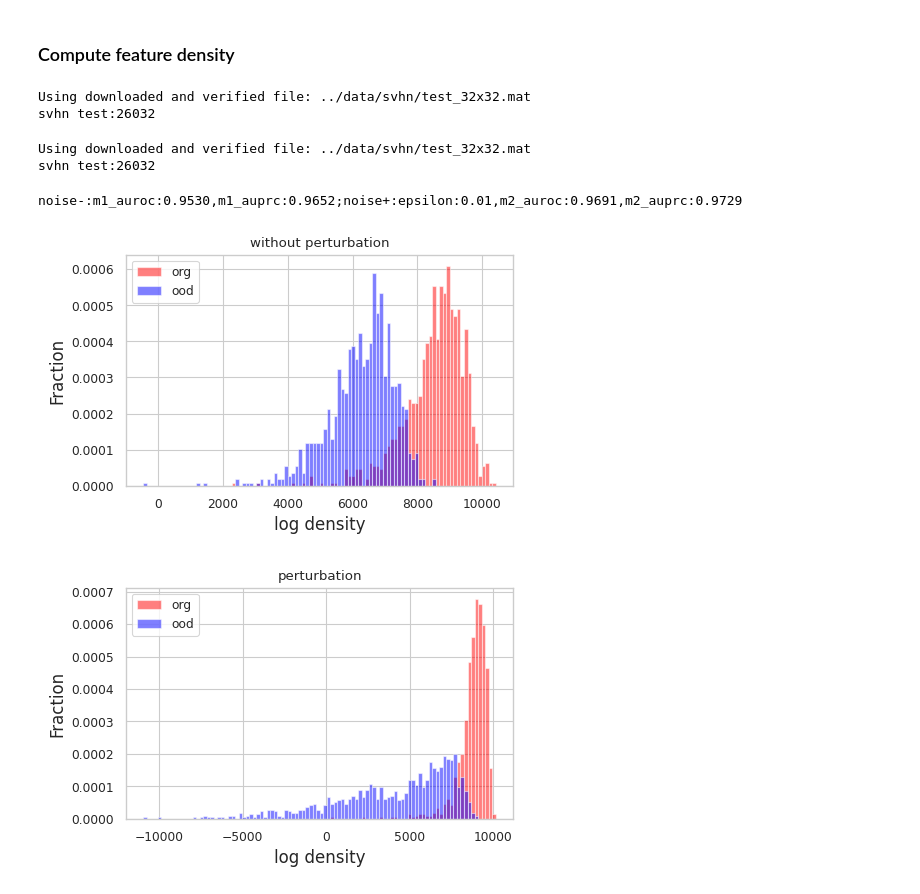
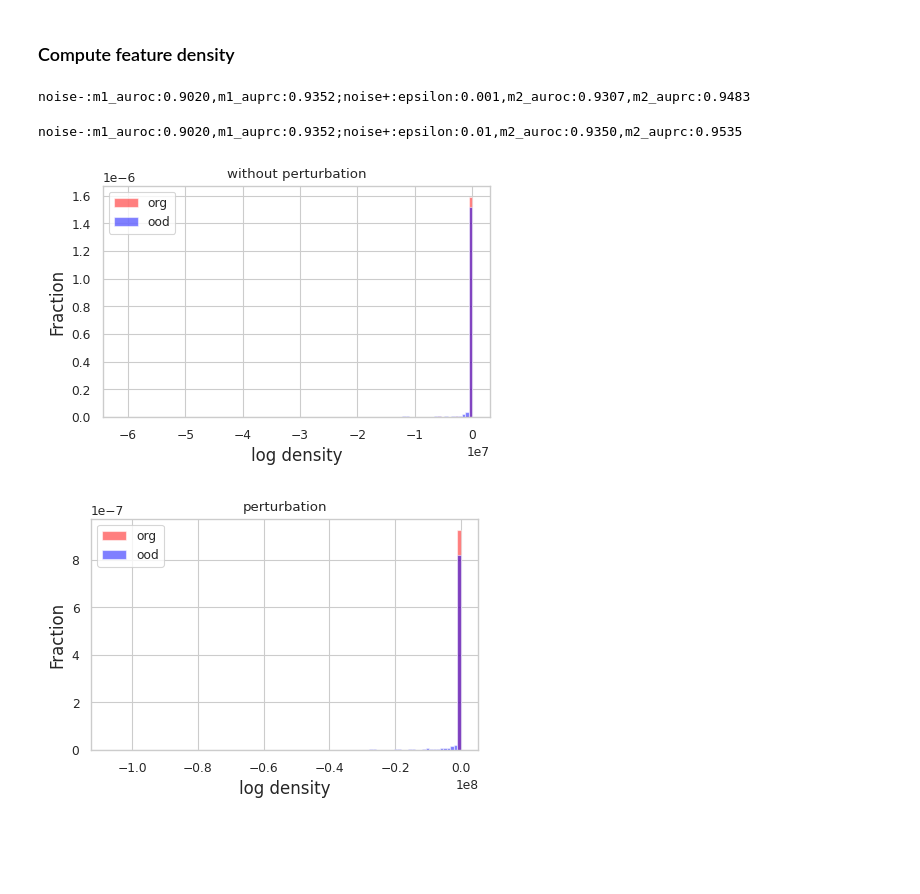
Before and after one commit to buyizhiyou/YYM, a Jupyter notebook: dum/notebooks/statistics_analyse_uncertainty.ipynb, the cells around one changed output. Cells and saved outputs as stored; diff of their text form; code cells hidden in the pictures; blank space fills up the shorter version.

```diff
--- a/dum/notebooks/statistics_analyse_uncertainty.ipynb
+++ b/dum/notebooks/statistics_analyse_uncertainty.ipynb
@@ -36,9 +36,9 @@ from metrics.ood_metrics import get_roc_auc, get_roc_auc_logits
 # %%
 device = torch.device("cuda:1")
 # Dataset params
-dataset_num_classes = {"cifar10": 10, "cifar100": 100, "svhn": 10, "lsun": 10, "tiny_iamgenet": 200}
+dataset_num_classes = {"cifar10": 10, "CIFAR100": 100, "SVHN": 10, "LSUN": 10, "tiny_iamgenet": 200}
 
-dataset_loader = {"cifar10": cifar10, "cifar100": cifar100, "svhn": svhn, "mnist": mnist, "lsun": lsun, "tiny_imagenet": tiny_imagenet}
+dataset_loader = {"cifar10": cifar10, "CIFAR100": cifar100, "SVHN": svhn, "MNIST": mnist, "LSUN": lsun, "tiny_imagenet": tiny_imagenet}
 
 # Mapping model name to model function
 models = {
@@ -52,13 +52,13 @@ model_to_num_dim = {"resnet18": 512, "resnet50": 2048, "resnet101": 2048, "resne
 
 batch_size = 512
 dataset = "cifar10"
-ood_dataset = "svhn"
+ood_dataset = "MNIST"
 dataset_root = "../data"
 # model = "vgg16"
-# saved_model_name = "../saved_models/run17/vgg16_sn_3.0_mod_seed_1/2024_05_27_17_51_26/vgg16_sn_3.0_mod_seed_1_best.model"
+# saved_model_name = "../saved_models/run38/vgg16_sn_3.0_mod_seed_1/2024_11_26_01_05_50/vgg16_sn_3.0_mod_seed_1_best.model"
 
 model = "resnet50"
-saved_model_name = "../saved_models/run17/resnet50_sn_3.0_mod_seed_1/2024_05_21_12_30_21/resnet50_sn_3.0_mod_seed_1_best.model"
+saved_model_name = "../saved_models/run38/resnet50_sn_3.0_mod_seed_1/2024_11_28_16_33_29/resnet50_sn_3.0_mod_seed_1_best.model"
 
 # Taking input for the dataset
 num_classes = dataset_num_classes[dataset]
@@ -80,6 +80,6 @@ net = models[model](
     temp=1.0,
 ).to(device)
 
-net.load_state_dict(torch.load(str(saved_model_name), map_location=device), strict=True)
-net.eval()
+_ = net.load_state_dict(torch.load(str(saved_model_name), map_location=device), strict=True)
+_ = net.eval()
 # %% [output]
@@ -208,8 +192,8 @@ def calculate_gradients_norm(
 # %%
 layer = "image"
 wrt = "input"
-test_loader = dataset_loader[dataset].get_test_loader(root=dataset_root, batch_size=1)
-ood_test_loader = dataset_loader[ood_dataset].get_test_loader(root=dataset_root, batch_size=1)
+test_loader = dataset_loader[dataset].get_test_loader(root=dataset_root, batch_size=1,sample_size=20000)
+ood_test_loader = dataset_loader[ood_dataset].get_test_loader(root=dataset_root, batch_size=1,sample_size=20000)
 gradient_norms = calculate_gradients_norm(
     net,
     gaussians_model,
@@ -245,11 +224,12 @@ grad norm for image:m2_auroc:0.969607,m2_auprc:0.9682417511040265
 # %% [markdown]
 ### Compute feature density
 # %%
-test_loader = dataset_loader[dataset].get_test_loader(root=dataset_root, batch_size=512)
-ood_test_loader = dataset_loader[ood_dataset].get_test_loader(root=dataset_root, batch_size=512)
+test_loader = dataset_loader[dataset].get_test_loader(root=dataset_root, batch_size=512,sample_size=1000)
+ood_test_loader = dataset_loader[ood_dataset].get_test_loader(root=dataset_root, batch_size=512,sample_size=1000)
 logits, labels, preds = gmm_evaluate(
     net,
     gaussians_model,
+    None,
     test_loader,
     device=device,
     num_classes=num_classes,
@@ -259,6 +239,7 @@ logits, labels, preds = gmm_evaluate(
 ood_logits, ood_labels, _ = gmm_evaluate(
     net,
     gaussians_model,
+    None,
     ood_test_loader,
     device=device,
     num_classes=num_classes,
@@ -266,9 +247,9 @@ ood_logits, ood_labels, _ = gmm_evaluate(
 )
 m1_fpr95, m1_auroc, m1_auprc = get_roc_auc_logits(logits, ood_logits, maxval, device, conf=True)
 
-test_loader = dataset_loader[dataset].get_test_loader(root=dataset_root, batch_size=1)
-ood_test_loader = dataset_loader[ood_dataset].get_test_loader(root=dataset_root, batch_size=1)
-for epsilon in [0.01]:
+test_loader = dataset_loader[dataset].get_test_loader(root=dataset_root, batch_size=1,sample_size=1000)
+ood_test_loader = dataset_loader[ood_dataset].get_test_loader(root=dataset_root, batch_size=1,sample_size=1000)
+for epsilon in [0.001,0.01]:
     logits2, labels2, preds2, acc, acc_perturb = gmm_evaluate_with_perturbation(
         net,
         gaussians_model,
@@ -292,32 +273,29 @@ for epsilon in [0.01]:
     m2_fpr95, m2_auroc, m2_auprc = get_roc_auc_logits(logits2, ood_logits2, maxval, device, conf=True)
     print(f"noise-:m1_auroc:{m1_auroc:.4f},m1_auprc:{m1_auprc:.4f};noise+:epsilon:{epsilon},m2_auroc:{m2_auroc:.4f},m2_auprc:{m2_auprc:.4f}")
 # %% [output]
-Using downloaded and verified file: ../data/svhn/test_32x32.mat
-svhn test:26032
+noise-:m1_auroc:0.9020,m1_auprc:0.9352;noise+:epsilon:0.001,m2_auroc:0.9307,m2_auprc:0.9483
-Using downloaded and verified file: ../data/svhn/test_32x32.mat
-svhn test:26032
+noise-:m1_auroc:0.9020,m1_auprc:0.9352;noise+:epsilon:0.01,m2_auroc:0.9350,m2_auprc:0.9535
-noise-:m1_auroc:0.9530,m1_auprc:0.9652;noise+:epsilon:0.01,m2_auroc:0.9691,m2_auprc:0.9729
 # %%
-logp = maxval(logits)
+logp =  maxval(logits)
 logp2 = maxval(logits2)
 ood_logp = maxval(ood_logits)
 ood_logp2 = maxval(ood_logits2)
-left1 = int(min(logp.quantile(0).item(), ood_logp.quantile(0).item()))
+left1 = int(min(logp.quantile(0.).item(), ood_logp.quantile(0.).item()))
 right1 = int(max(logp.quantile(1).item(), ood_logp.quantile(1).item()))
 plot_density([logp.cpu().numpy(), ood_logp.cpu().numpy()],
              binrange=[left1 - 100, right1 + 100],
              bins=100,
              title="without perturbation",
              xlabel="log density")
 plt.savefig(f'pngs/{model}/logdensity_hist.png', bbox_inches='tight')
-left2 = int(min(logp2.quantile(0).item(), ood_logp2.quantile(0).item()))
+left2 = int(min(logp2.quantile(0).item(), ood_logp2.quantile(0.).item()))
 right2 = int(max(logp2.quantile(1).item(), ood_logp2.quantile(1).item()))
 plot_density([logp2.cpu().numpy(), ood_logp2.cpu().numpy()],
              binrange=[left2 - 100, right2 + 100],
              bins=100,
              title="perturbation",
              xlabel="log density")
 plt.savefig(f'pngs/{model}/logdensity_hist_purturbation.png', bbox_inches='tight')
 # %% [output]
-[figure, old version]
+[figure, new version]
-[figure, old version]
+[figure, new version]
```
Also changed, not shown: parts of 14 cells of this notebook, 12 other files.
